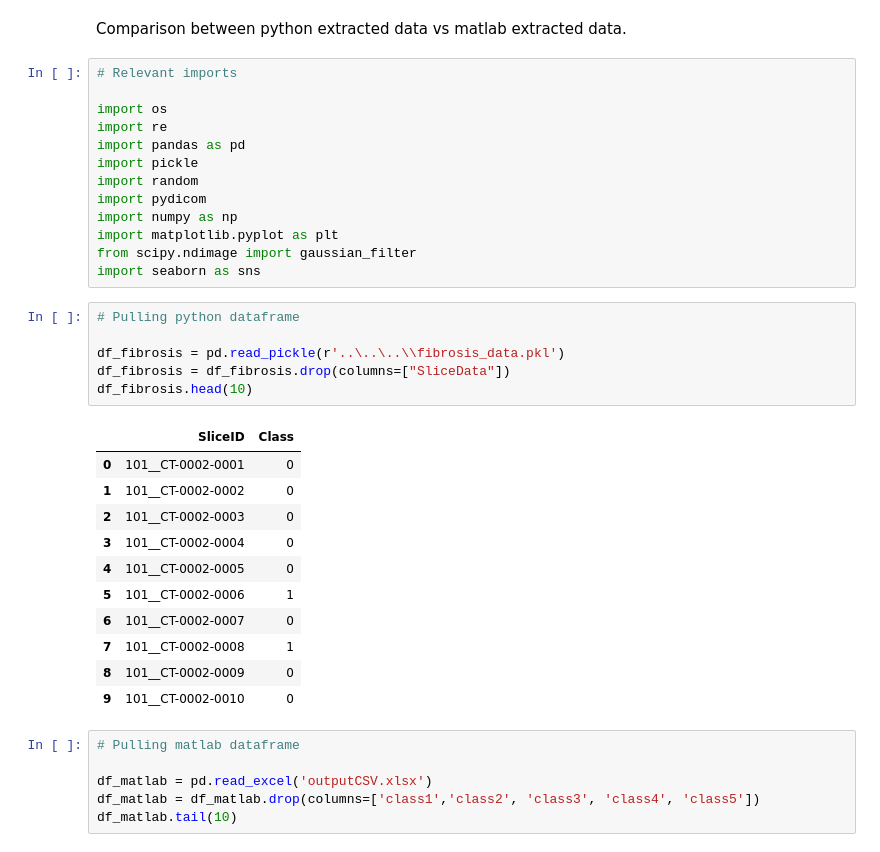
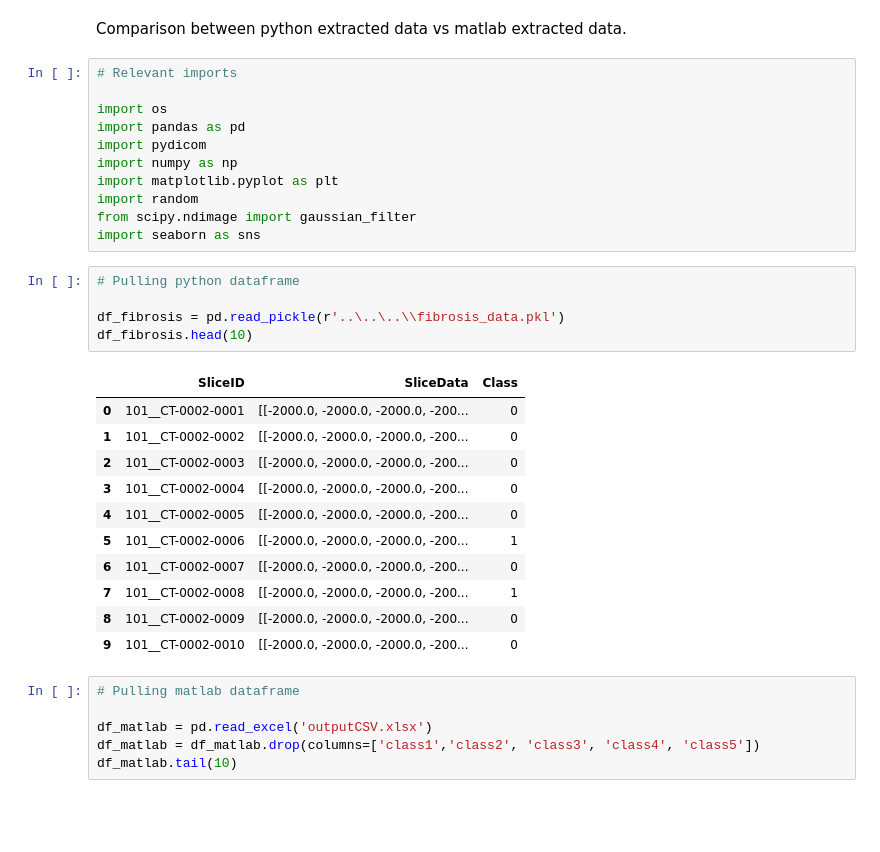
Before and after one commit to rafael-andre1/AI-for-Interstitial-Lung-Disease-Classification, a Jupyter notebook: 1 - dataPreprocessing/matlabComparison/dataIntegrity.ipynb, the cells around one changed output. Saved outputs shown, nothing was run; the diff lists cells and outputs as text; blank space fills up the shorter version.

```diff
--- a/1 - dataPreprocessing/matlabComparison/dataIntegrity.ipynb
+++ b/1 - dataPreprocessing/matlabComparison/dataIntegrity.ipynb
@@ -6,33 +6,30 @@ Comparison between python extracted data vs matlab extracted data.
 # Relevant imports
 
 import os
-import re
 import pandas as pd
-import pickle
-import random
 import pydicom
 import numpy as np
 import matplotlib.pyplot as plt
+import random
 from scipy.ndimage import gaussian_filter
 import seaborn as sns
 # %%
 # Pulling python dataframe
 
 df_fibrosis = pd.read_pickle(r'..\..\..\\fibrosis_data.pkl')
-df_fibrosis = df_fibrosis.drop(columns=["SliceData"])
 df_fibrosis.head(10)
 # %% [output]
-|  | SliceID | Class |
-| 0 | 101__CT-0002-0001 | 0 |
-| 1 | 101__CT-0002-0002 | 0 |
-| 2 | 101__CT-0002-0003 | 0 |
-| 3 | 101__CT-0002-0004 | 0 |
-| 4 | 101__CT-0002-0005 | 0 |
-| 5 | 101__CT-0002-0006 | 1 |
-| 6 | 101__CT-0002-0007 | 0 |
-| 7 | 101__CT-0002-0008 | 1 |
-| 8 | 101__CT-0002-0009 | 0 |
-| 9 | 101__CT-0002-0010 | 0 |
+|  | SliceID | SliceData | Class |
+| 0 | 101__CT-0002-0001 | [[-2000.0, -2000.0, -2000.0, -200... | 0 |
+| 1 | 101__CT-0002-0002 | [[-2000.0, -2000.0, -2000.0, -200... | 0 |
+| 2 | 101__CT-0002-0003 | [[-2000.0, -2000.0, -2000.0, -200... | 0 |
+| 3 | 101__CT-0002-0004 | [[-2000.0, -2000.0, -2000.0, -200... | 0 |
+| 4 | 101__CT-0002-0005 | [[-2000.0, -2000.0, -2000.0, -200... | 0 |
+| 5 | 101__CT-0002-0006 | [[-2000.0, -2000.0, -2000.0, -200... | 1 |
+| 6 | 101__CT-0002-0007 | [[-2000.0, -2000.0, -2000.0, -200... | 0 |
+| 7 | 101__CT-0002-0008 | [[-2000.0, -2000.0, -2000.0, -200... | 1 |
+| 8 | 101__CT-0002-0009 | [[-2000.0, -2000.0, -2000.0, -200... | 0 |
+| 9 | 101__CT-0002-0010 | [[-2000.0, -2000.0, -2000.0, -200... | 0 |
 # %%
 # Pulling matlab dataframe
 
```
Also changed, not shown: parts of 37 cells of this notebook, 17 other files.
